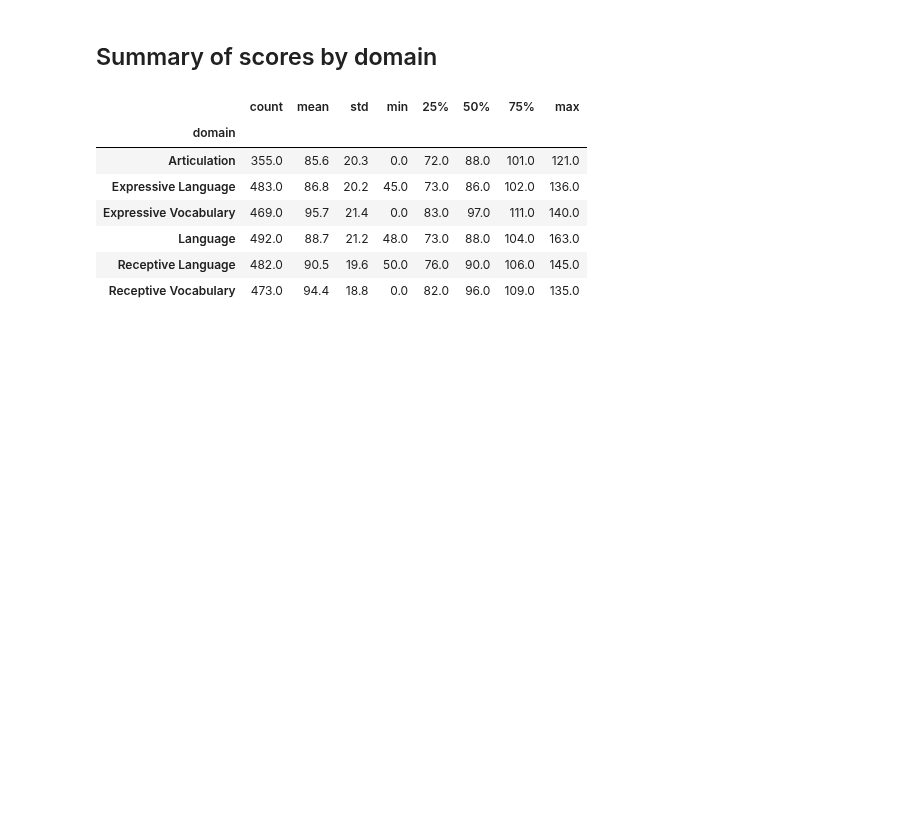
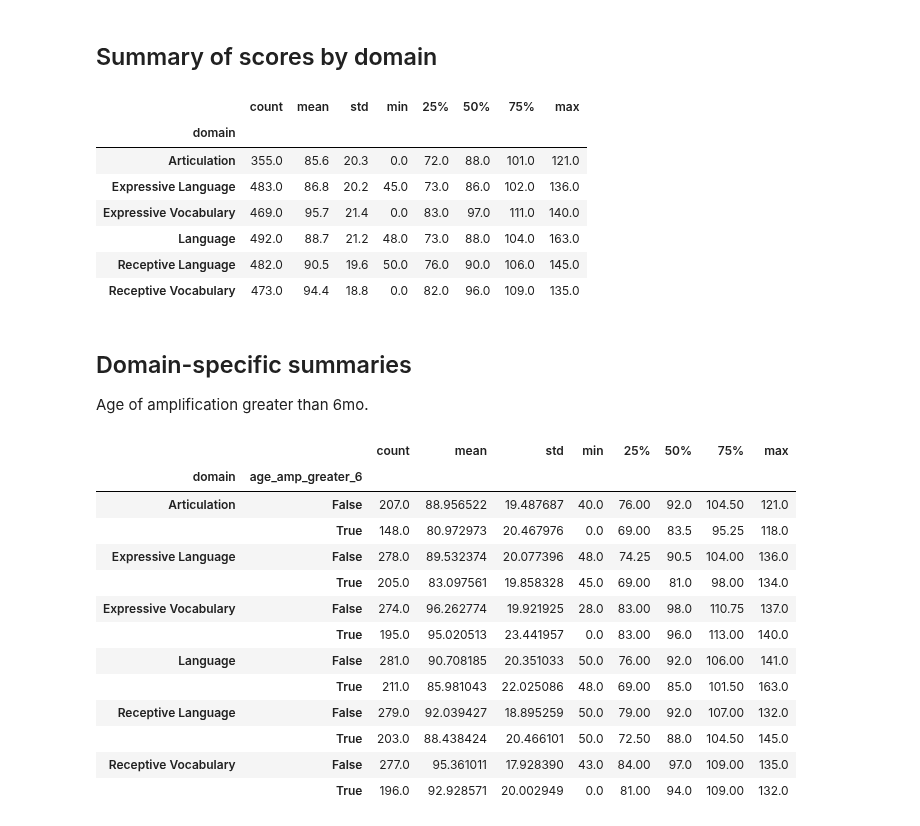
Before and after one commit to fonnesbeck/infant_hearing_intervention, a Jupyter notebook: notebooks/Tables.ipynb, the cells around one changed output. Saved outputs shown, nothing was run; the diff lists cells and outputs as text; code cells hidden in the pictures; blank space fills up the shorter version.

Commit message:
Added additional summaries for 4-year-old paper

```diff
--- a/notebooks/Tables.ipynb
+++ b/notebooks/Tables.ipynb
@@ -350,3 +368,26 @@ test_scores.groupby('domain').score.describe().round(1)
 | Language | 492.0 | 88.7 | 21.2 | 48.0 | 73.0 | 88.0 | 104.0 | 163.0 |
 | Receptive Language | 482.0 | 90.5 | 19.6 | 50.0 | 76.0 | 90.0 | 106.0 | 145.0 |
 | Receptive Vocabulary | 473.0 | 94.4 | 18.8 | 0.0 | 82.0 | 96.0 | 109.0 | 135.0 |
+# %% [markdown]
+## Domain-specific summaries
+
+Age of amplification greater than 6mo.
+# %%
+(test_scores.assign(age_amp_greater_6=test_scores.age_amp>6)
+         .groupby(['domain', 'age_amp_greater_6'])
+         .score.describe())
+# %% [output]
+|  |  | count | mean | std | min | 25% | 50% | 75% | max |
+| domain | age_amp_greater_6 |  |  |  |  |  |  |  |  |
+| Articulation | False | 207.0 | 88.956522 | 19.487687 | 40.0 | 76.00 | 92.0 | 104.50 | 121.0 |
+|  | True | 148.0 | 80.972973 | 20.467976 | 0.0 | 69.00 | 83.5 | 95.25 | 118.0 |
+| Expressive Language | False | 278.0 | 89.532374 | 20.077396 | 48.0 | 74.25 | 90.5 | 104.00 | 136.0 |
+|  | True | 205.0 | 83.097561 | 19.858328 | 45.0 | 69.00 | 81.0 | 98.00 | 134.0 |
+| Expressive Vocabulary | False | 274.0 | 96.262774 | 19.921925 | 28.0 | 83.00 | 98.0 | 110.75 | 137.0 |
+|  | True | 195.0 | 95.020513 | 23.441957 | 0.0 | 83.00 | 96.0 | 113.00 | 140.0 |
+| Language | False | 281.0 | 90.708185 | 20.351033 | 50.0 | 76.00 | 92.0 | 106.00 | 141.0 |
+|  | True | 211.0 | 85.981043 | 22.025086 | 48.0 | 69.00 | 85.0 | 101.50 | 163.0 |
+| Receptive Language | False | 279.0 | 92.039427 | 18.895259 | 50.0 | 79.00 | 92.0 | 107.00 | 132.0 |
+|  | True | 203.0 | 88.438424 | 20.466101 | 50.0 | 72.50 | 88.0 | 104.50 | 145.0 |
+| Receptive Vocabulary | False | 277.0 | 95.361011 | 17.928390 | 43.0 | 84.00 | 97.0 | 109.00 | 135.0 |
+|  | True | 196.0 | 92.928571 | 20.002949 | 0.0 | 81.00 | 94.0 | 109.00 | 132.0 |
```
Also changed, not shown: parts of 37 cells of this notebook, 1 other file.
